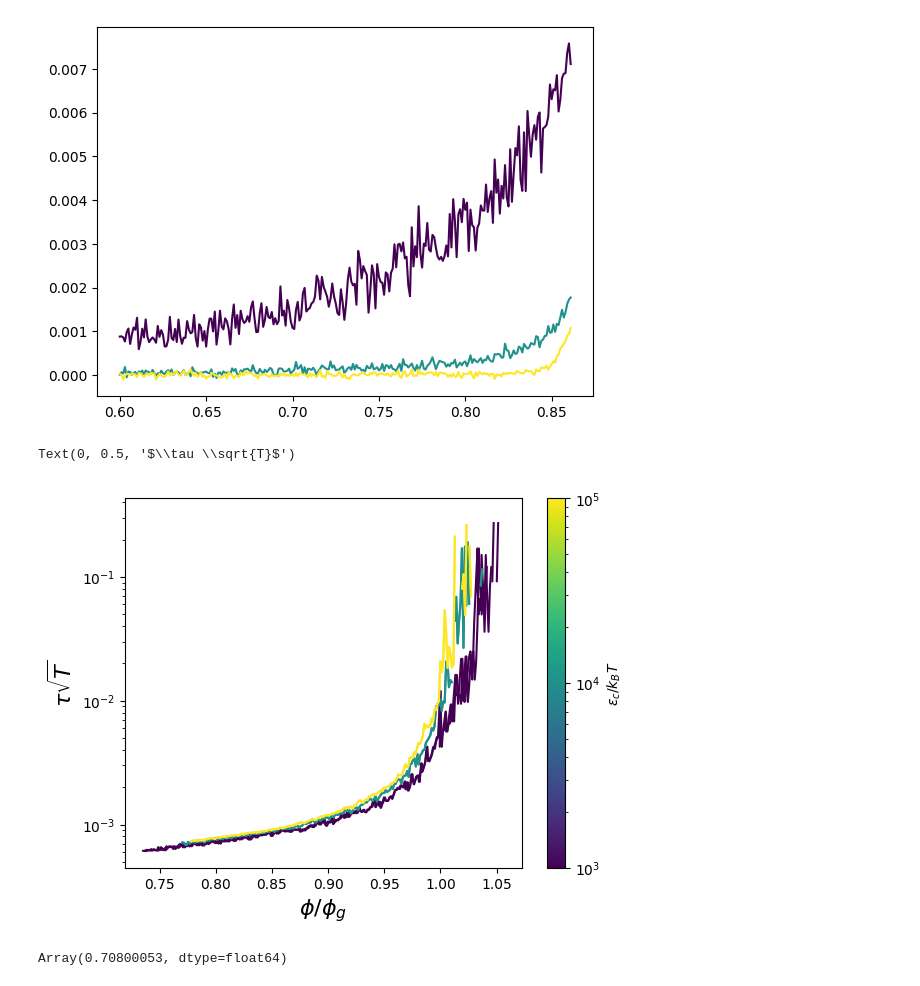
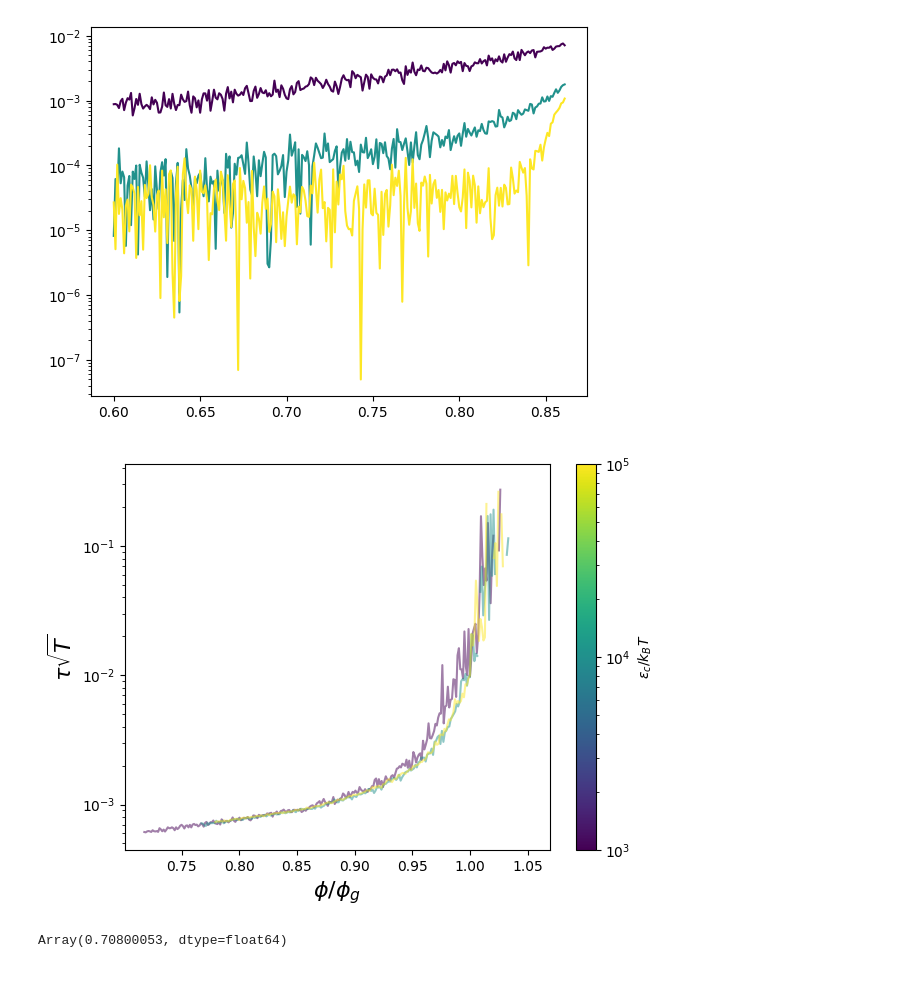
Before and after one commit to mmccraw98/notebooks-spring-26, a Jupyter notebook: 01/grant/sphere-fragility-2/test.ipynb, the cells around one changed output. Cells and saved outputs as stored; diff of their text form; code cells hidden in the pictures.

```diff
--- a/01/grant/sphere-fragility-2/test.ipynb
+++ b/01/grant/sphere-fragility-2/test.ipynb
@@ -4,7 +4,7 @@ from matplotlib.colors import LogNorm
 import numpy as np
 import os
 
-data = np.load('aggregated_data.npz')
+data = np.load('aggregated_data_2d-wca.npz')
 phis = data['phi']
 true_phis = data['true_phi']
 temperatures = data['temperature']
@@ -18,12 +27,13 @@ norm = LogNorm(softness.min(), softness.max())
 # %%
 for s in np.unique(softness):
     mask = softness == s
     x = phis[mask]
     y = true_phis[mask][np.argsort(x)]
     x = np.sort(x)
-    plt.plot(x, x - y, c=cmap(norm(s)))
+    plt.plot(x, abs(x - y), c=cmap(norm(s)))
+plt.yscale('log')
 # %% [output]
-[figure, old version]
+[figure, new version]
 # %%
 g = 1e-2
 
@@ -33,20 +43,21 @@ for s in np.unique(softness):
     xp = true_phis[mask][np.argsort(x)]
     y = taus[mask][np.argsort(x)]
     x = np.sort(x)
-    ig = np.argwhere(y >= g)[0][0]
-    plt.plot(x / x[ig], y, c=cmap(norm(s)))
-    plt.plot(xp / xp[ig], y, c=cmap(norm(s)))
+    ig = np.argwhere(y < g)[-1][0]
+    plt.plot(x / x[ig], y, c=cmap(norm(s)), alpha=0.5, zorder=0)
+    # plt.plot(xp / xp[ig], y, c=cmap(norm(s)))
 plt.yscale('log')
 
 sm = plt.cm.ScalarMappable(norm=norm, cmap=cmap)
 sm.set_array(np.unique(softness))
 cbar = plt.colorbar(sm, ax=plt.gca(), label=r'$\varepsilon_c / k_B T$')
 
-plt.xlabel(r'$\phi/\phi_g$', fontsize=16)
+plt.xlabel(r'$\phi / \phi_g$', fontsize=16)
 plt.ylabel(r'$\tau \sqrt{T}$', fontsize=16)
+plt.tight_layout()
+plt.savefig('isf_normalized_2.png', dpi=600)
 # %% [output]
-Text(0, 0.5, '$\\tau \\sqrt{T}$')
-[figure, old version]
+[figure, new version]
 # %%
 # %% [output]
 Array(0.70800053, dtype=float64)
```
Also changed, not shown: parts of 1 cell of this notebook, 10 other files.
